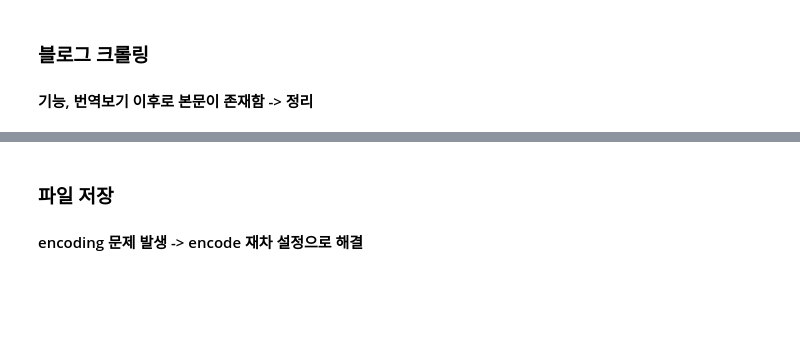
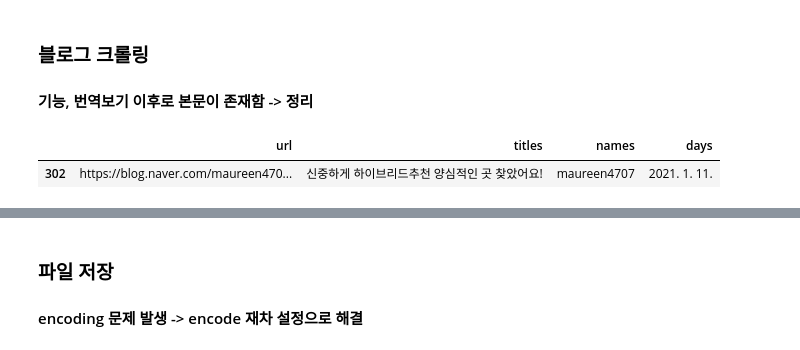
Before and after one commit to JEONSUN/Python-Exercise, a Jupyter notebook: Crawling Study/네이버 블로그 크롤링(읽히지 않는 블로그까지).ipynb, the cells around one changed output, grey strips where cells are left out. Cells and saved outputs as stored; diff of their text form; code cells hidden in the pictures; blank space fills up the shorter version.

```diff
--- a/Crawling Study/네이버 블로그 크롤링(읽히지 않는 블로그까지).ipynb
+++ b/Crawling Study/네이버 블로그 크롤링(읽히지 않는 블로그까지).ipynb
@@ -22,9 +22,9 @@ title=[]
 name=[]
 day=[]
 content_list = ""
-text = "전기차 운행기"
+text = "전기차 사용기"
 
-for i in tqdm(range(1, math.ceil(70/7)+1)):  # 블로그 건 수를 기준으로 블로그 내용을 읽어옴
+for i in tqdm(range(1, math.ceil(523/7))):  # 블로그 건 수를 기준으로 블로그 내용을 읽어옴
     url = 'https://section.blog.naver.com/Search/Post.naver?pageNo='+ str(i) +\
     '&rangeType=PERIOD&orderBy=sim&startDate=2016-01-01&endDate=2021-08-04&keyword=' + text
     driver.get(url)
@@ -58,3 +58,8 @@ url 수집 끝, 해당 url 데이터 크롤링
 ### 블로그 크롤링
 
 #### 기능, 번역보기 이후로 본문이 존재함 -> 정리
+# %%
+df_url[df_url['url'] == 'https://blog.naver.com/maureen4707/222203841099']
+# %% [output]
+|  | url | titles | names | days |
+| 302 | https://blog.naver.com/maureen470... | 신중하게 하이브리드추천 양심적인 곳 찾았어요! | maureen4707 | 2021. 1. 11. |
```
Also changed, not shown: parts of 5 cells of this notebook, 3 other files.
